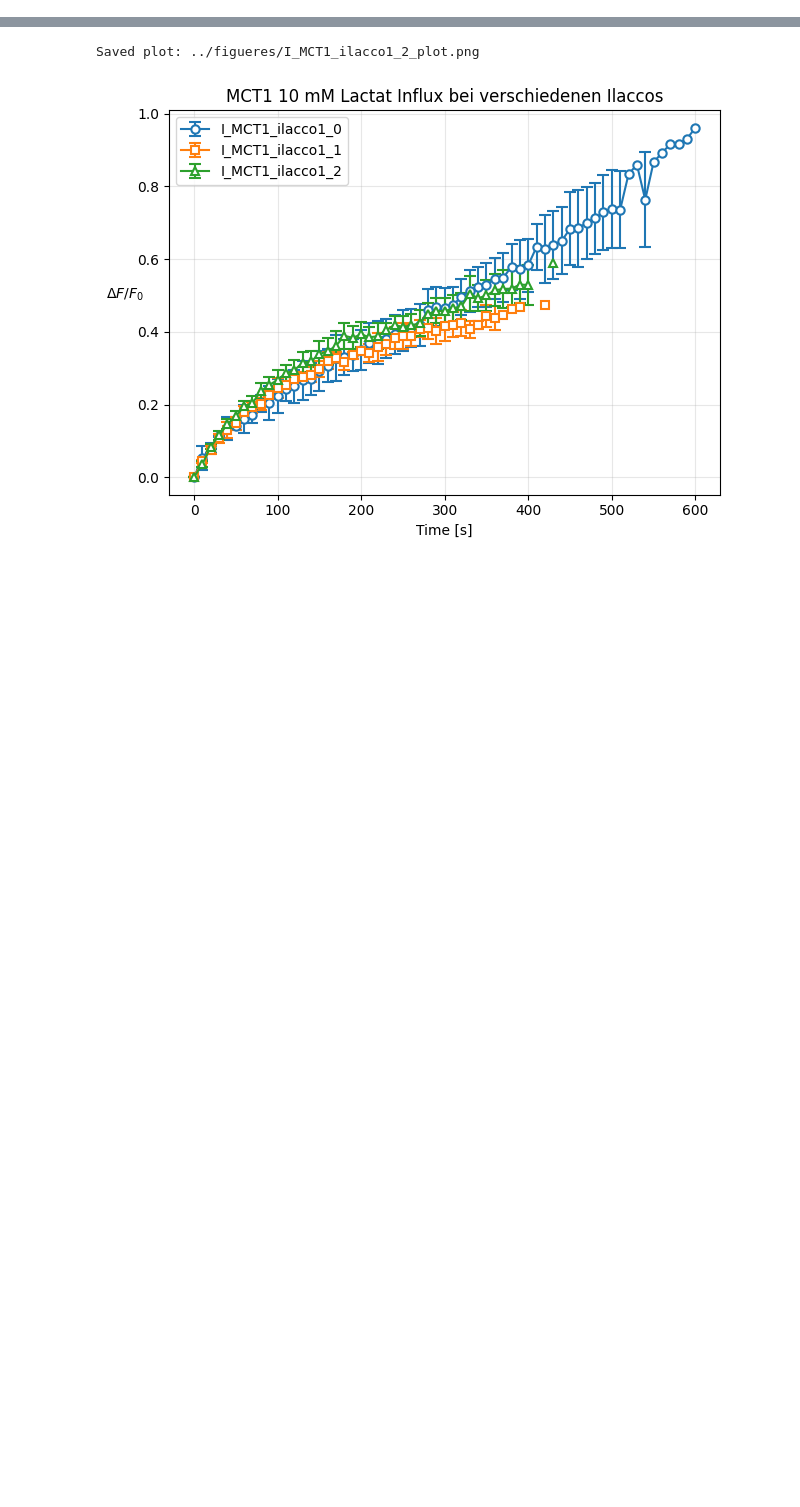
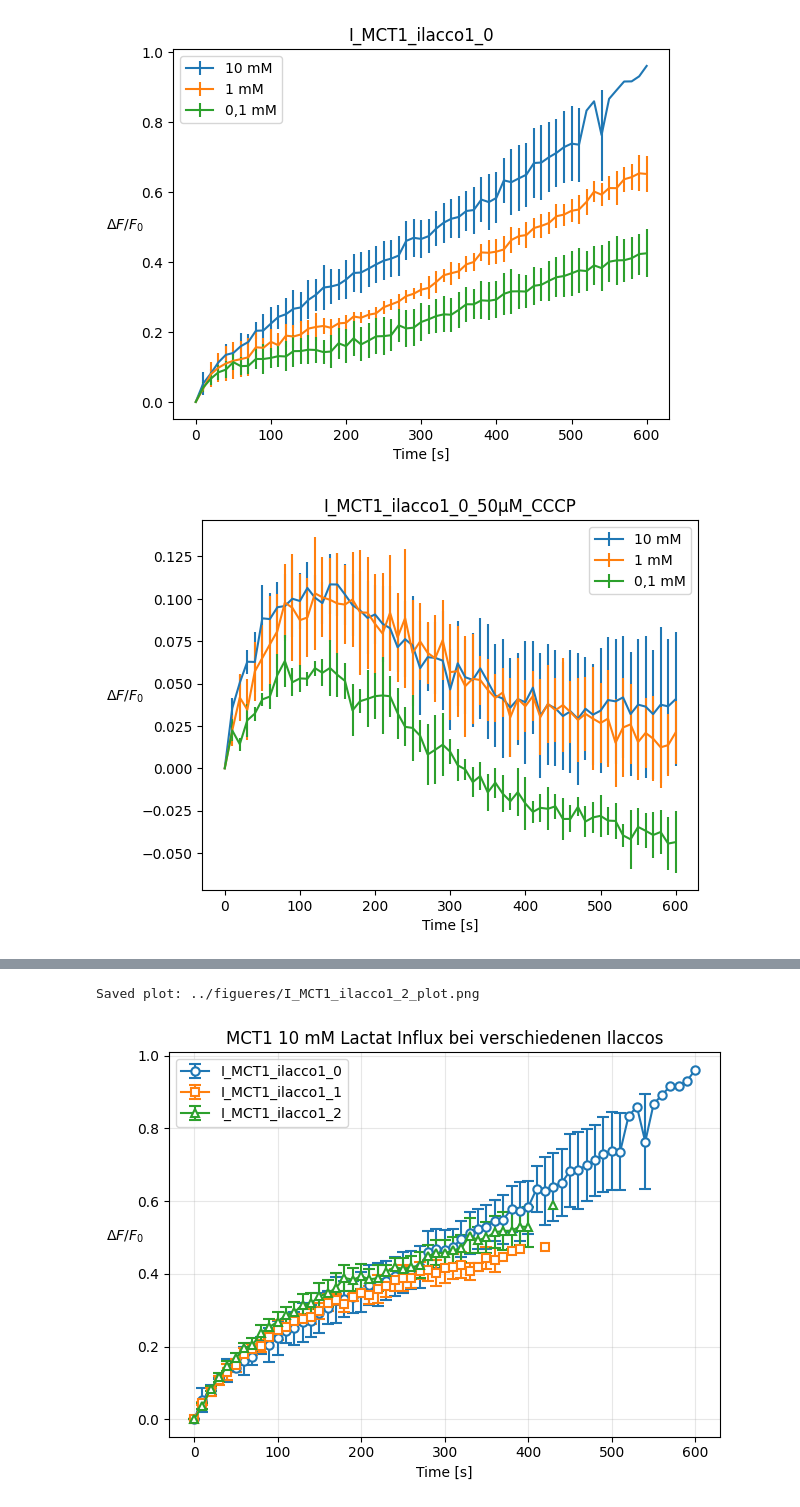
Before and after one commit to marvinkobbe/EWT, a Jupyter notebook: EWT4/notebooks/Influx.ipynb, the cells around one changed output, grey strips where cells are left out. Saved outputs shown, nothing was run; the diff lists cells and outputs as text; code cells hidden in the pictures; blank space fills up the shorter version.

```diff
--- a/EWT4/notebooks/Influx.ipynb
+++ b/EWT4/notebooks/Influx.ipynb
@@ -429,0 +150,23 @@ IndentationError: expected an indented block after 'for' statement on line 49 (4
+# %%
+import matplotlib.pyplot as plt
+Mittelwerte = ["10 mM Mittelwerte", "1 mM Mittelwerte", "0,1 mM Mittelwerte"]
+Standartabweichungen = ["10 mM Standardabweichung", "1 mM Standardabweichung", "0,1 mM Standardabweichung"]
+Labels = ['10 mM', '1 mM', '0,1 mM']
+data_frames = [
+    ('I_MCT1_ilacco1_0', I_MCT1_ilacco1_0),
+    ('I_MCT1_ilacco1_0_50μM_CCCP', I_MCT1_ilacco1_0_50μM_CCCP),
+    ('I_MCT1_ilacco1_1', I_MCT1_ilacco1_1),
+    ('I_MCT1_ilacco1_2', I_MCT1_ilacco1_2)
+]
+
+for name, df in data_frames:
+    for Mittelwert, Standartabweichung, label in zip(Mittelwerte, Standartabweichungen, Labels):
+        plt.errorbar(df["Time"], df[Mittelwert], yerr=df[Standartabweichung], label=label)
+    plt.xlabel('Time [s]')
+    plt.ylabel(r'$\Delta F/F_0$', rotation=0, labelpad=12)
+    plt.title(f'{name}')  # Zeigt den Namen
+    plt.legend()
+    plt.show()
+# %% [output]
+[figure, added]
+[figure, added]
```
Also changed, not shown: parts of 6 cells of this notebook.
